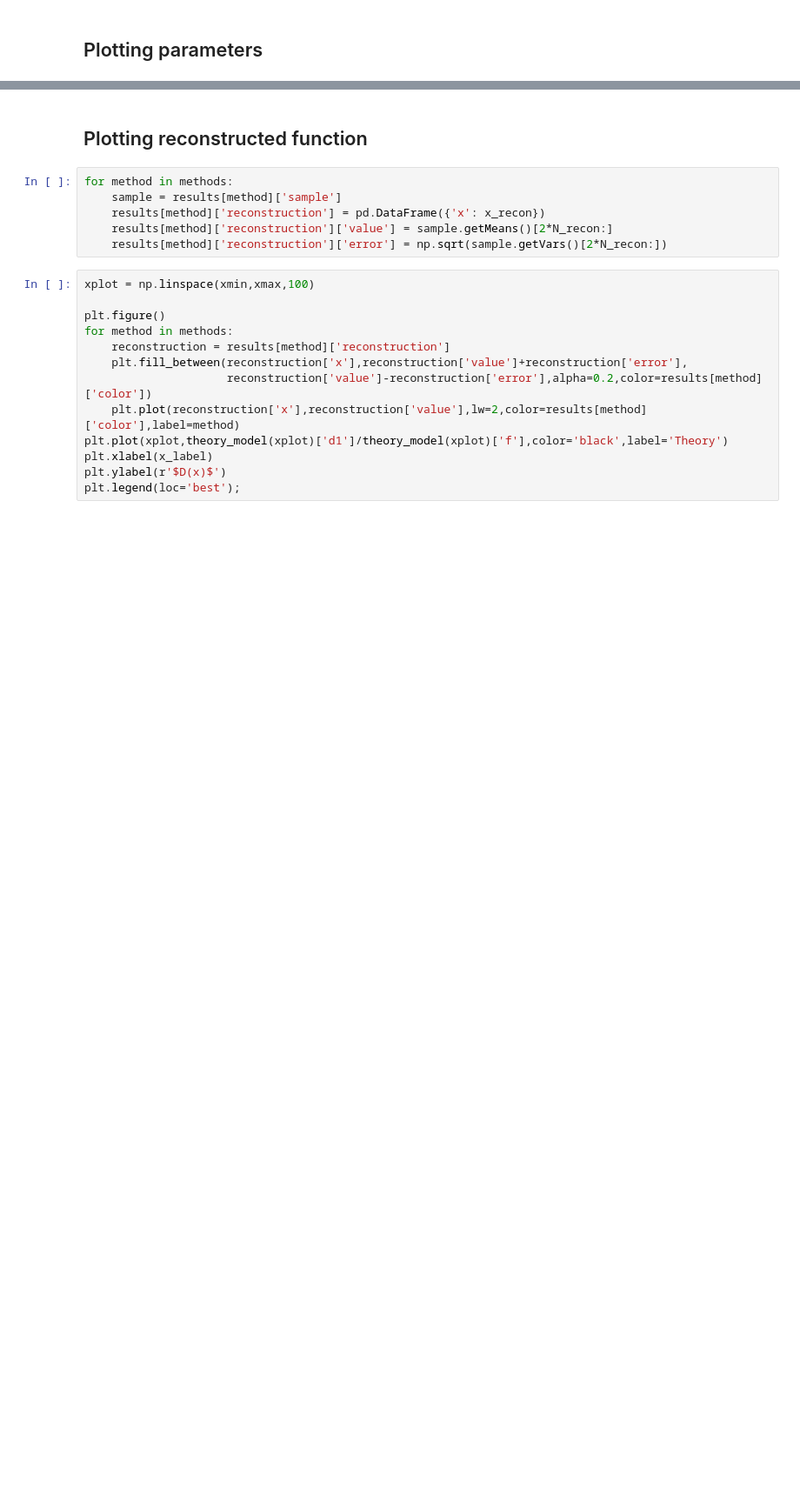
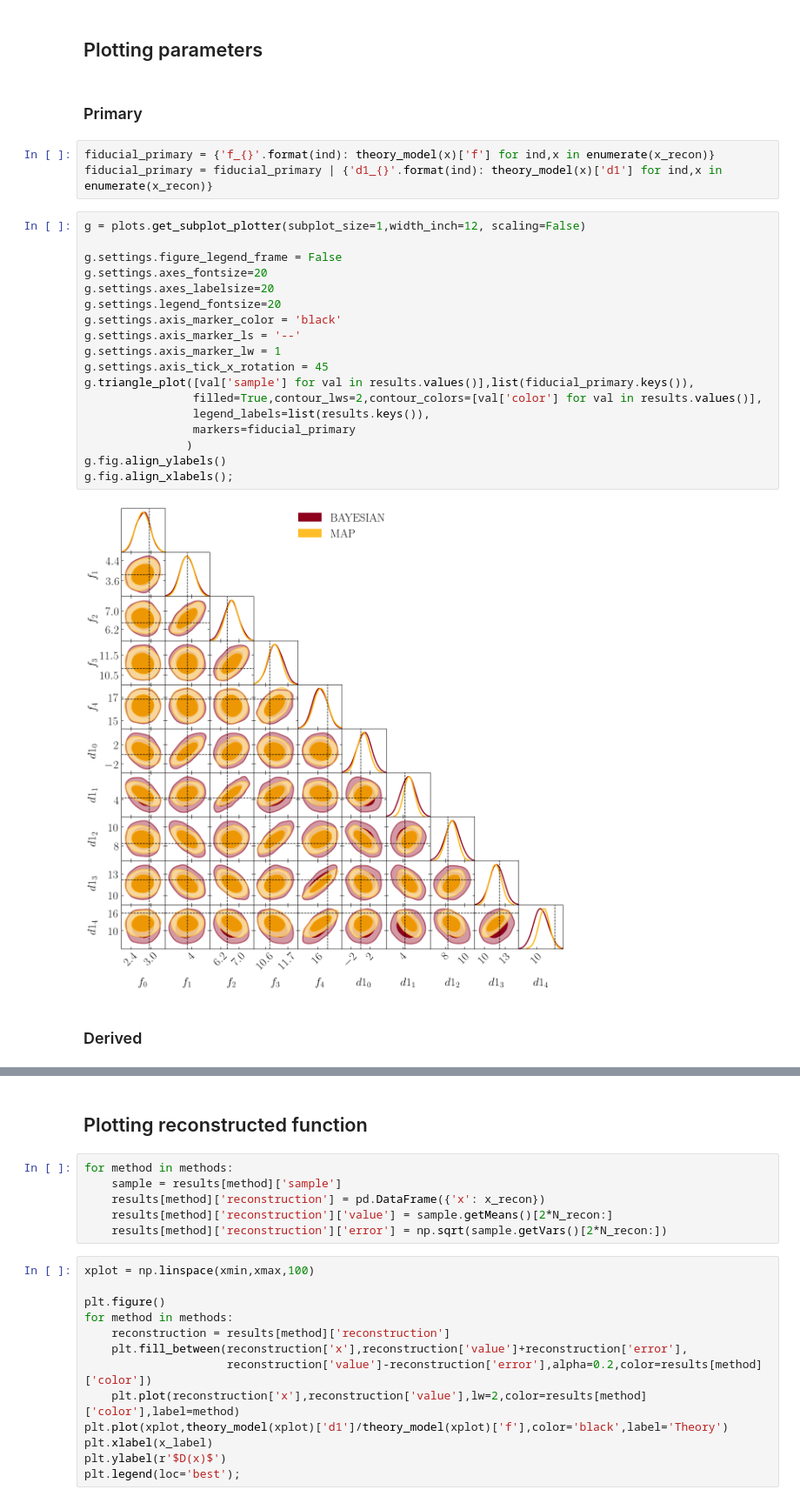
Before and after one commit to matmartinelli/CoRe, a Jupyter notebook: Example_derived_reconstruction.ipynb, the cells around one changed output, grey strips where cells are left out. Shown at 87% size. Saved outputs shown, nothing was run; the diff lists cells and outputs as text; blank space fills up the shorter version.

```diff
--- a/Example_derived_reconstruction.ipynb
+++ b/Example_derived_reconstruction.ipynb
@@ -263,4 +201,31 @@ NAUTILUS SAMPLING FINISHED
 Removed no burn in
 # %% [markdown]
 ## Plotting parameters
+# %% [markdown]
+### Primary
+# %%
+fiducial_primary = {'f_{}'.format(ind): theory_model(x)['f'] for ind,x in enumerate(x_recon)}
+fiducial_primary = fiducial_primary | {'d1_{}'.format(ind): theory_model(x)['d1'] for ind,x in enumerate(x_recon)}
+# %%
+g = plots.get_subplot_plotter(subplot_size=1,width_inch=12, scaling=False)
+
+g.settings.figure_legend_frame = False
+g.settings.axes_fontsize=20
+g.settings.axes_labelsize=20
+g.settings.legend_fontsize=20
+g.settings.axis_marker_color = 'black'
+g.settings.axis_marker_ls = '--'
+g.settings.axis_marker_lw = 1
+g.settings.axis_tick_x_rotation = 45
+g.triangle_plot([val['sample'] for val in results.values()],list(fiducial_primary.keys()),
+                filled=True,contour_lws=2,contour_colors=[val['color'] for val in results.values()],
+                legend_labels=list(results.keys()),
+                markers=fiducial_primary
+               )
+g.fig.align_ylabels()
+g.fig.align_xlabels();
+# %% [output]
+[figure, added]
+# %% [markdown]
+### Derived
 # %%
```
Also changed, not shown: parts of 14 cells of this notebook.
